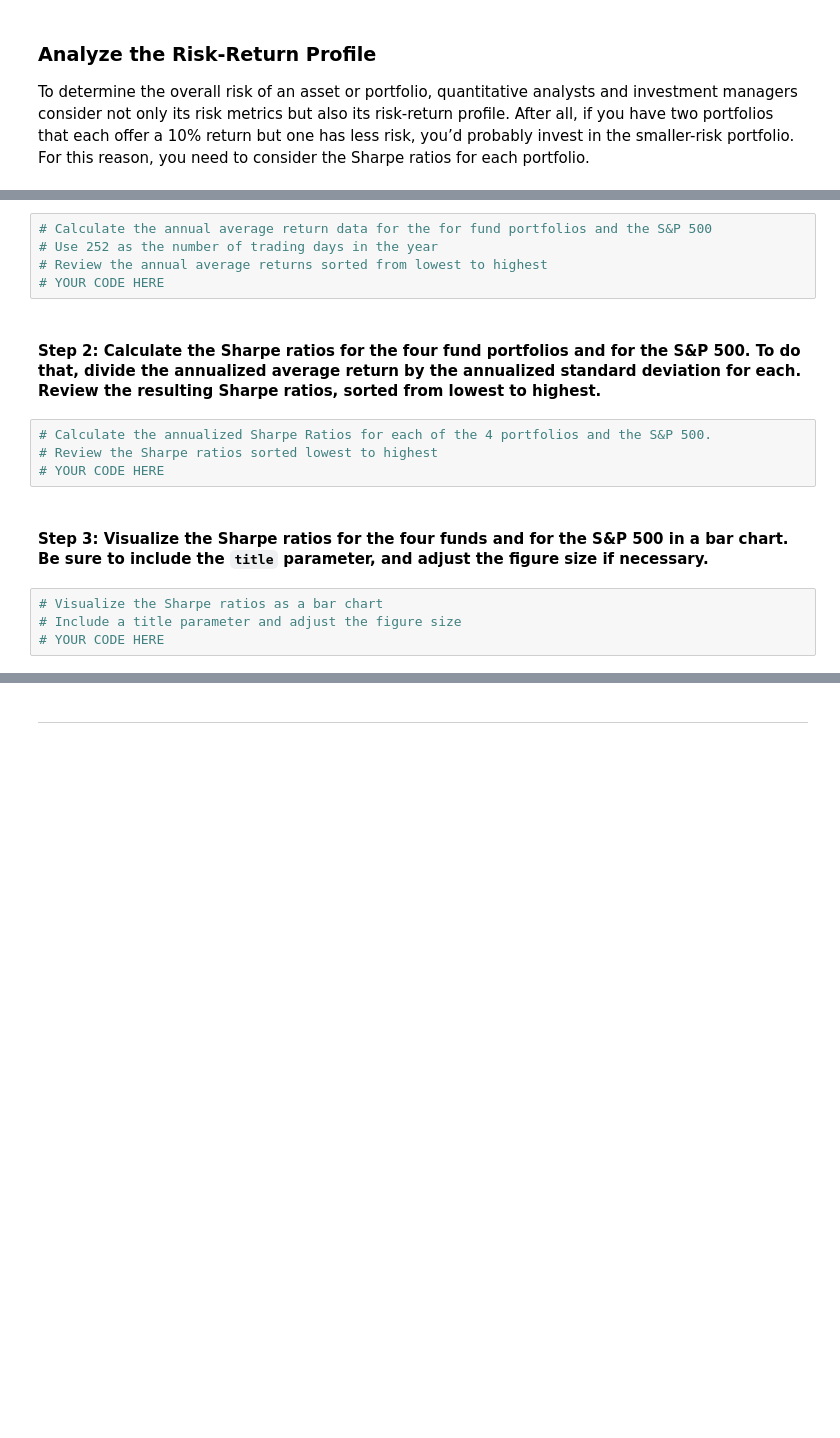
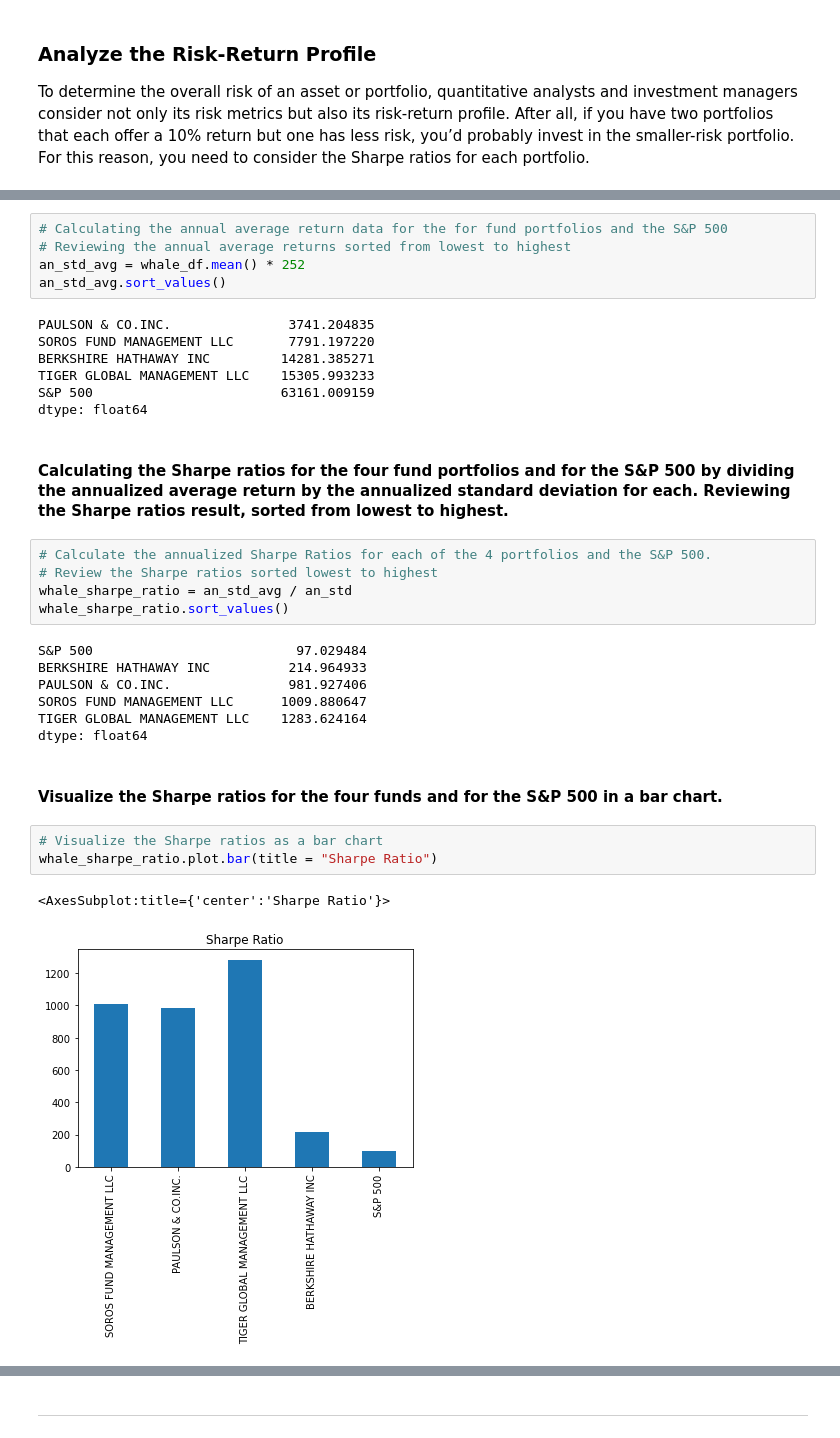
Before and after one commit to agnesmaria1/Risk-and-Return-Analysis, a Jupyter notebook: Risk Return Analysis/risk_return_analysis.ipynb, the cells around one changed output, grey strips where cells are left out. Drawn from its saved outputs; the diff is of its cells as text; blank space fills up the shorter version.

```diff
--- a/Risk Return Analysis/risk_return_analysis.ipynb
+++ b/Risk Return Analysis/risk_return_analysis.ipynb
@@ -285,18 +190,35 @@ To determine the overall risk of an asset or portfolio, quantitative analysts an
 # %%
-# Calculate the annual average return data for the for fund portfolios and the S&P 500
-# Use 252 as the number of trading days in the year
-# Review the annual average returns sorted from lowest to highest
-# YOUR CODE HERE
+# Calculating the annual average return data for the for fund portfolios and the S&P 500
+# Reviewing the annual average returns sorted from lowest to highest
+an_std_avg = whale_df.mean() * 252
+an_std_avg.sort_values()
+# %% [output]
+PAULSON & CO.INC.               3741.204835
+SOROS FUND MANAGEMENT LLC       7791.197220
+BERKSHIRE HATHAWAY INC         14281.385271
+TIGER GLOBAL MANAGEMENT LLC    15305.993233
+S&P 500                        63161.009159
+dtype: float64
 # %% [markdown]
-#### Step 2: Calculate the Sharpe ratios for the four fund portfolios and for the S&P 500. To do that, divide the annualized average return by the annualized standard deviation for each. Review the resulting Sharpe ratios, sorted from lowest to highest.
+#### Calculating the Sharpe ratios for the four fund portfolios and for the S&P 500 by dividing the annualized average return by the annualized standard deviation for each. Reviewing the Sharpe ratios result, sorted from lowest to highest.
 # %%
 # Calculate the annualized Sharpe Ratios for each of the 4 portfolios and the S&P 500.
 # Review the Sharpe ratios sorted lowest to highest
-# YOUR CODE HERE
+whale_sharpe_ratio = an_std_avg / an_std
+whale_sharpe_ratio.sort_values()
+# %% [output]
+S&P 500                          97.029484
+BERKSHIRE HATHAWAY INC          214.964933
+PAULSON & CO.INC.               981.927406
+SOROS FUND MANAGEMENT LLC      1009.880647
+TIGER GLOBAL MANAGEMENT LLC    1283.624164
+dtype: float64
 # %% [markdown]
-#### Step 3: Visualize the Sharpe ratios for the four funds and for the S&P 500 in a bar chart. Be sure to include the `title` parameter, and adjust the figure size if necessary.
+#### Visualize the Sharpe ratios for the four funds and for the S&P 500 in a bar chart.
 # %%
 # Visualize the Sharpe ratios as a bar chart
-# Include a title parameter and adjust the figure size
-# YOUR CODE HERE
+whale_sharpe_ratio.plot.bar(title = "Sharpe Ratio")
+# %% [output]
+<AxesSubplot:title={'center':'Sharpe Ratio'}>
+[figure, added]
 # %% [markdown]
```
Also changed, not shown: parts of 42 cells of this notebook.
